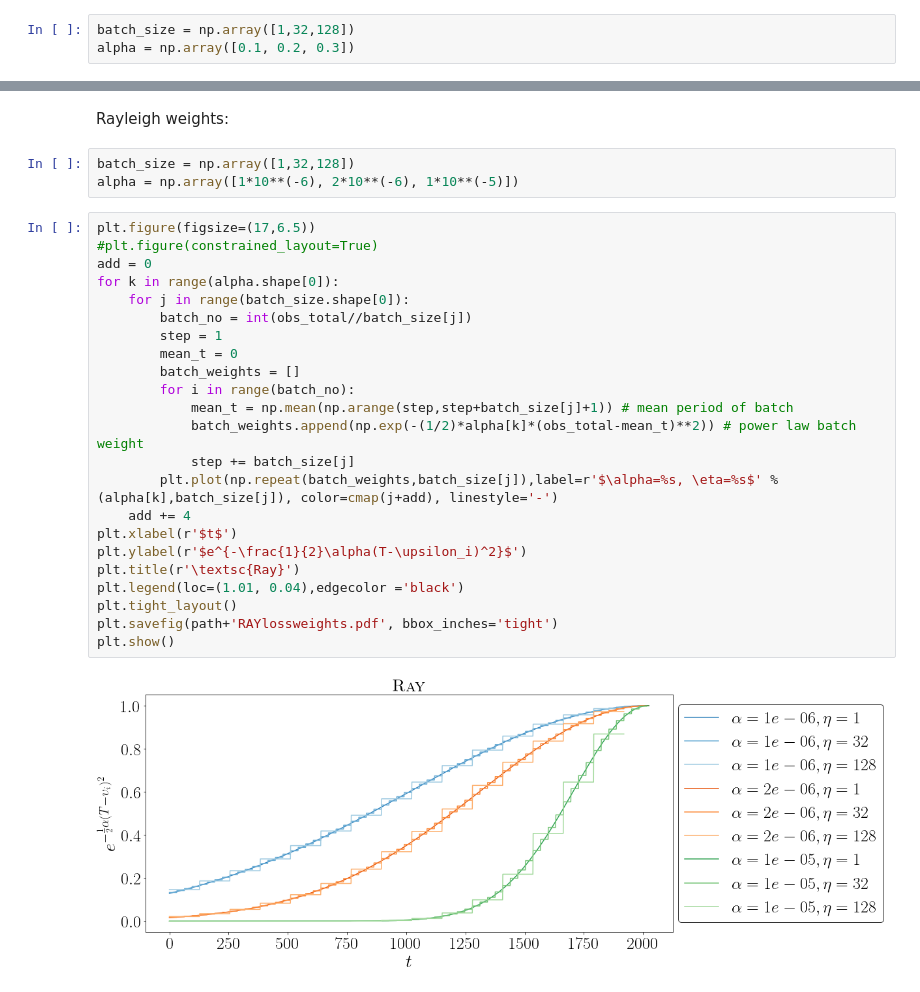
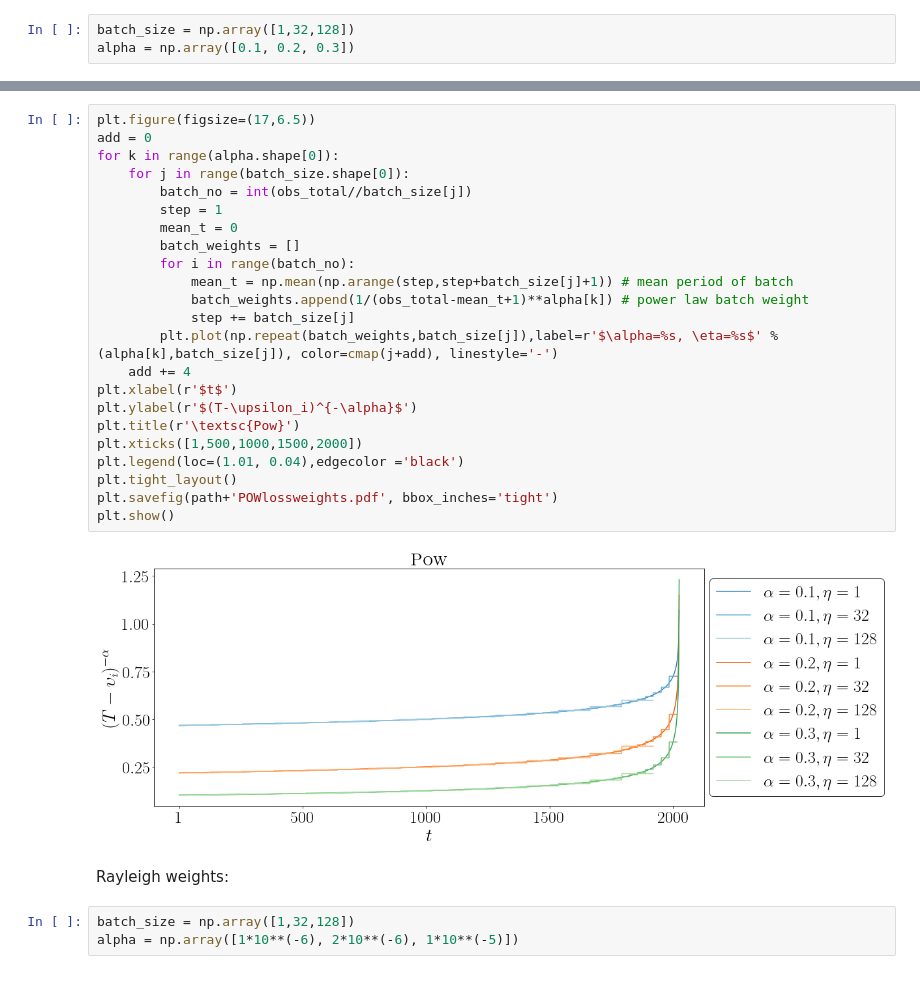
Before and after one commit to johannnamr/Forecasting-Facing-Structural-Breaks-Using-Deep-Sequential-Models, a Jupyter notebook: Code/Plot_WeightedLoss.ipynb, the cells around one changed output, grey strips where cells are left out. Cells and saved outputs as stored; diff of their text form.

```diff
--- a/Code/Plot_WeightedLoss.ipynb
+++ b/Code/Plot_WeightedLoss.ipynb
@@ -180,30 +164,30 @@ plt.show()
-# %% [markdown]
-Rayleigh weights:
-# %%
-batch_size = np.array([1,32,128])
-alpha = np.array([1*10**(-6), 2*10**(-6), 1*10**(-5)])
-# %%
-plt.figure(figsize=(17,6.5))
-#plt.figure(constrained_layout=True)
-add = 0
-for k in range(alpha.shape[0]):
-    for j in range(batch_size.shape[0]):
-        batch_no = int(obs_total//batch_size[j])
-        step = 1
-        mean_t = 0
-        batch_weights = []
-        for i in range(batch_no):
-            mean_t = np.mean(np.arange(step,step+batch_size[j]+1)) # mean period of batch
-            batch_weights.append(np.exp(-(1/2)*alpha[k]*(obs_total-mean_t)**2)) # power law batch weight
-            step += batch_size[j]
-        plt.plot(np.repeat(batch_weights,batch_size[j]),label=r'$\alpha=%s, \eta=%s$' % (alpha[k],batch_size[j]), color=cmap(j+add), linestyle='-')
-    add += 4
-plt.xlabel(r'$t$')
-plt.ylabel(r'$e^{-\frac{1}{2}\alpha(T-\upsilon_i)^2}$')
-plt.title(r'\textsc{Ray}')
-plt.legend(loc=(1.01, 0.04),edgecolor ='black')
-plt.tight_layout()
-plt.savefig(path+'RAYlossweights.pdf', bbox_inches='tight')
-plt.show()
-# %% [output]
-[figure, removed]
+# %%
+plt.figure(figsize=(17,6.5))
+add = 0
+for k in range(alpha.shape[0]):
+    for j in range(batch_size.shape[0]):
+        batch_no = int(obs_total//batch_size[j])
+        step = 1
+        mean_t = 0
+        batch_weights = []
+        for i in range(batch_no):
+            mean_t = np.mean(np.arange(step,step+batch_size[j]+1)) # mean period of batch
+            batch_weights.append(1/(obs_total-mean_t+1)**alpha[k]) # power law batch weight
+            step += batch_size[j]
+        plt.plot(np.repeat(batch_weights,batch_size[j]),label=r'$\alpha=%s, \eta=%s$' % (alpha[k],batch_size[j]), color=cmap(j+add), linestyle='-')
+    add += 4
+plt.xlabel(r'$t$')
+plt.ylabel(r'$(T-\upsilon_i)^{-\alpha}$')
+plt.title(r'\textsc{Pow}')
+plt.xticks([1,500,1000,1500,2000])
+plt.legend(loc=(1.01, 0.04),edgecolor ='black')
+plt.tight_layout()
+plt.savefig(path+'POWlossweights.pdf', bbox_inches='tight')
+plt.show()
+# %% [output]
+[figure, added]
+# %% [markdown]
+Rayleigh weights:
+# %%
+batch_size = np.array([1,32,128])
+alpha = np.array([1*10**(-6), 2*10**(-6), 1*10**(-5)])
```
Also changed, not shown: parts of 18 cells of this notebook.
